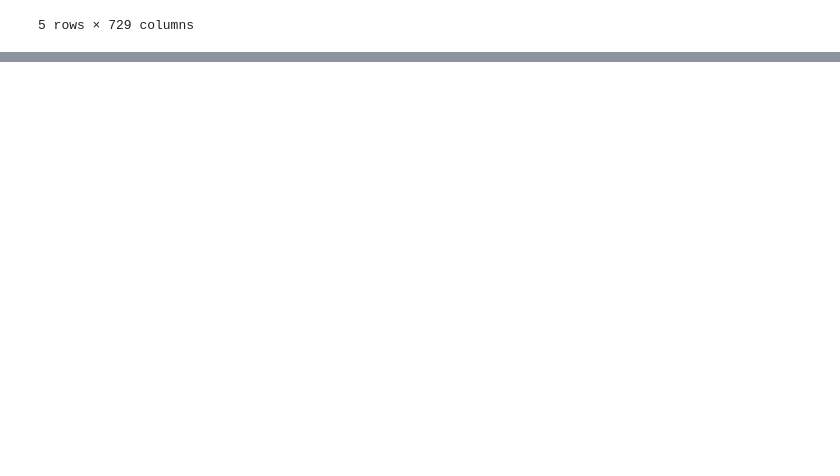
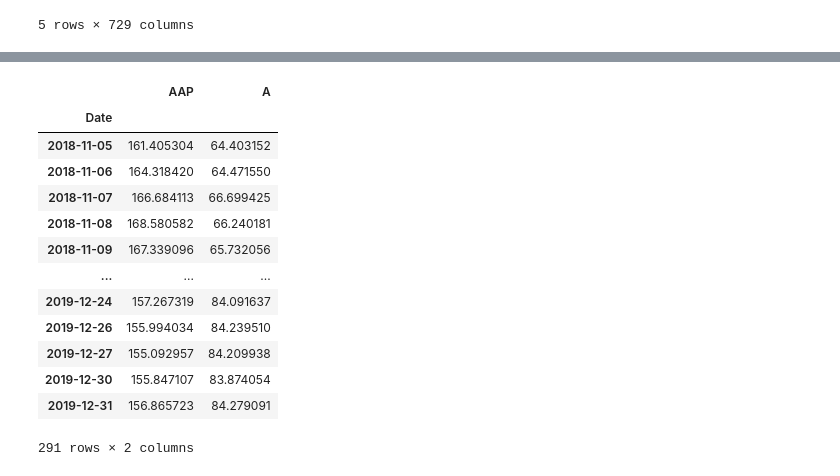
Before and after one commit to MaikeRM/itau_quantamental, a Jupyter notebook: pca.ipynb, the cells around one changed output, grey strips where cells are left out. Cells and saved outputs as stored; diff of their text form; code cells hidden in the pictures; blank space fills up the shorter version.

```diff
--- a/pca.ipynb
+++ b/pca.ipynb
@@ -350,0 +172,17 @@ Note: you may need to restart the kernel to use updated packages.
+# %%
+op.prices[['AAP', 'A']]
+# %% [output]
+|  | AAP | A |
+| Date |  |  |
+| 2018-11-05 | 161.405304 | 64.403152 |
+| 2018-11-06 | 164.318420 | 64.471550 |
+| 2018-11-07 | 166.684113 | 66.699425 |
+| 2018-11-08 | 168.580582 | 66.240181 |
+| 2018-11-09 | 167.339096 | 65.732056 |
+| ... | ... | ... |
+| 2019-12-24 | 157.267319 | 84.091637 |
+| 2019-12-26 | 155.994034 | 84.239510 |
+| 2019-12-27 | 155.092957 | 84.209938 |
+| 2019-12-30 | 155.847107 | 83.874054 |
+| 2019-12-31 | 156.865723 | 84.279091 |
+291 rows × 2 columns
```
Also changed, not shown: parts of 10 cells of this notebook, 2 other files.
